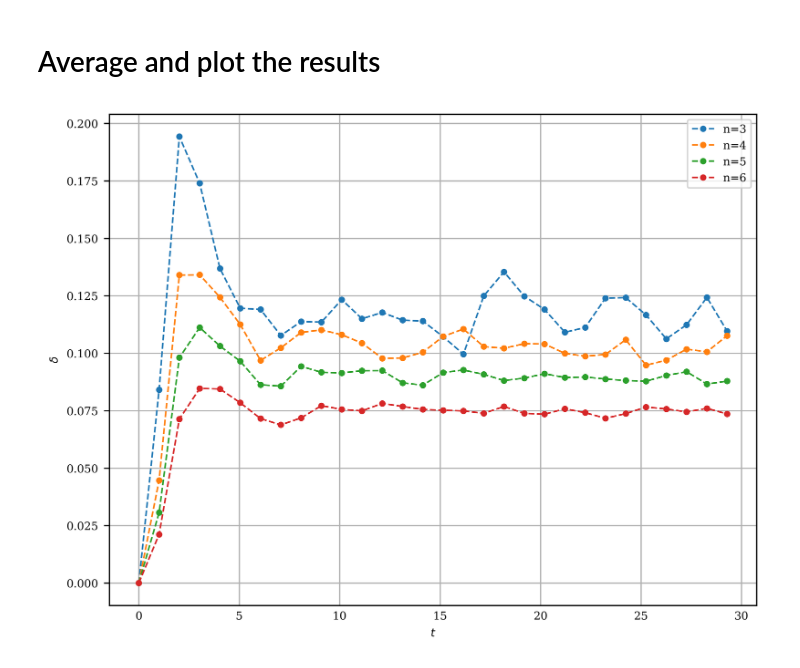
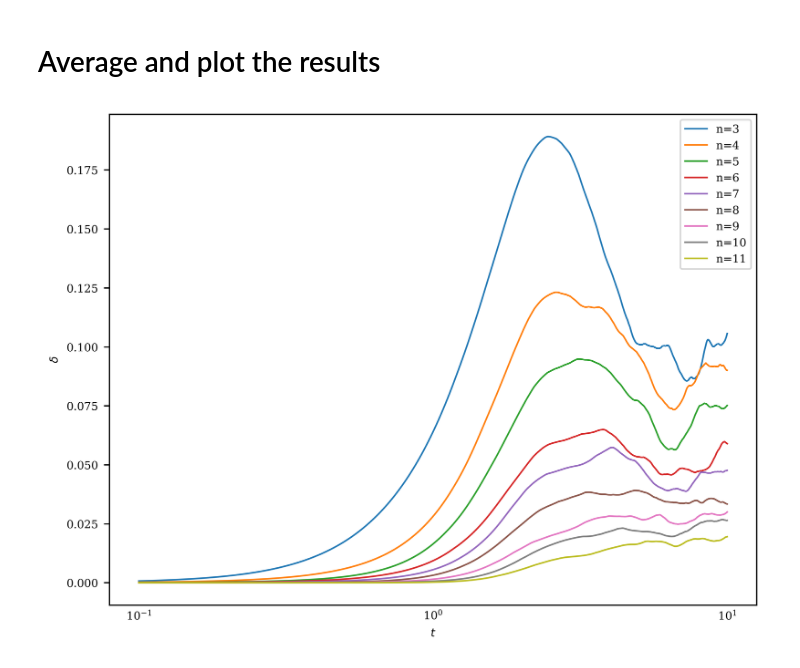
Before and after one commit to petr-ivashkov/quantum-mcmc, a Jupyter notebook: time_dependency/optimal_t_vs_n.ipynb, the cells around one changed output. Drawn from its saved outputs; the diff is of its cells as text; code cells hidden in the pictures.

```diff
--- a/time_dependency/optimal_t_vs_n.ipynb
+++ b/time_dependency/optimal_t_vs_n.ipynb
@@ -2,13 +2,13 @@
 from src.functions import *
 # %%
 # Global variables
-T = 1
+T = 0.1
 gamma = 0.45
-n_arr = [3,4,5,6]
+n_arr = [3, 4, 5, 6, 7, 8, 9, 10, 11]
 num_random_models = 100
 
-time_lims = (0,100) # Range of time values
-time_steps = 100
+time_lims = (0.1,10) # Range of time values
+time_steps = 1000
 time_range = np.linspace(time_lims[0], time_lims[1], time_steps)
 # %%
 # NOTE: We evaluate the algorithm on the SAME 10 random instances for each point
@@ -34,14 +34,16 @@ for n_id, n in tqdm(enumerate(n_arr)):
 # %% [markdown]
 # Save the data
 # %%
-# grid_search = {'delta': delta_quantum_arr.tolist(),
-#                'num_random_models': num_random_models,
-#                'gamma_range': gamma_range.tolist(),
-#                'time_range': time_range.tolist(),
-#                'T': T,
-#                'n': n}
-
-# save_in_json(grid_search, f'data/delta_vs_t_n{n}.json')
+for n_id, n in enumerate(n_arr):
+    grid_search_n = {
+        'delta': delta_quantum_arr[n_id].tolist(),
+        'num_random_models': num_random_models,
+        'time_range': time_range.tolist(),
+        'T': T,
+        'n': n
+    }
+    filename = f'data/m_delta_vs_t_n_{n}_v2.json'
+    save_in_json(grid_search_n, filename)
 # %% [markdown]
 # Average and plot the results
 # %%
@@ -50,23 +52,21 @@ delta_quantum_arr_std = np.std(delta_quantum_arr, axis=2)
 # %%
 fig = plt.figure()
 
 for n_id, n in enumerate(n_arr):
-    plt.plot(time_range[:30],
-            delta_quantum_arr_avg[n_id][:30],
-            '.--',
+    plt.plot(time_range,
+            delta_quantum_arr_avg[n_id],
             label=f'n={n}')
 
 plt.xlabel('$t$')
 plt.ylabel('$\delta$')
-# plt.xscale('log')
+plt.xscale('log')
 plt.legend()
-plt.grid(which='both')
 
 fig.tight_layout()
 
 # fig.savefig(local_path+f'figures/grid_search_n{n}')
 # %% [output]
-[figure, old version]
+[figure, new version]
 # %%
 t_opt_arr = [time_range[np.argmin(time_range / delta_quantum_arr_avg[n_id])] for n_id in range(len(n_arr))]
 plt.plot(n_arr, t_opt_arr, '.--')
```
Also changed, not shown: parts of 2 cells of this notebook.
